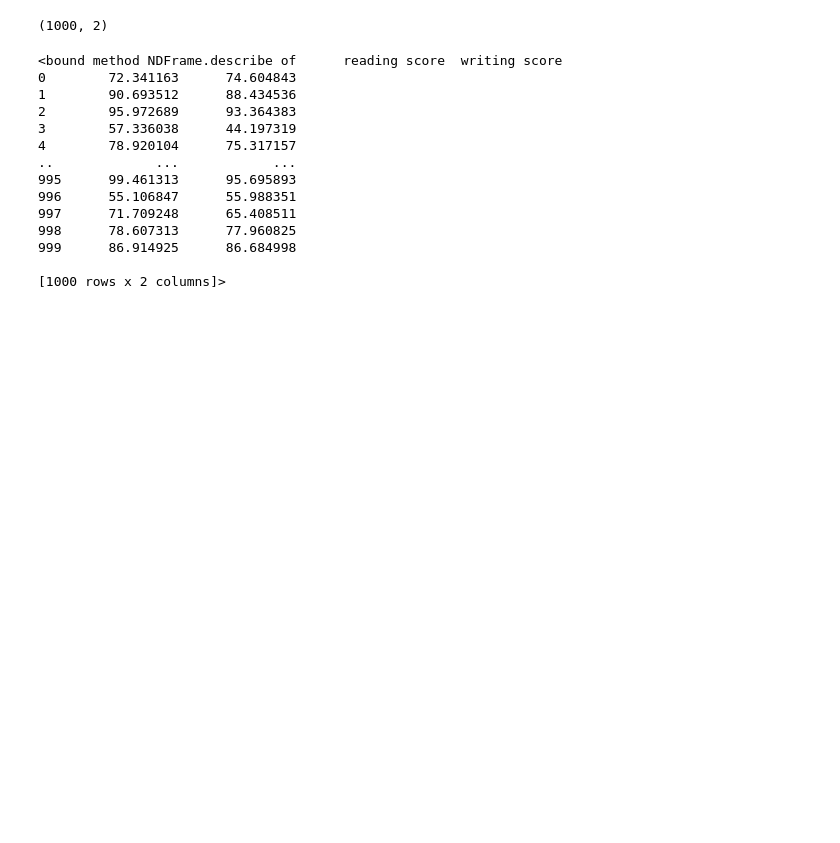
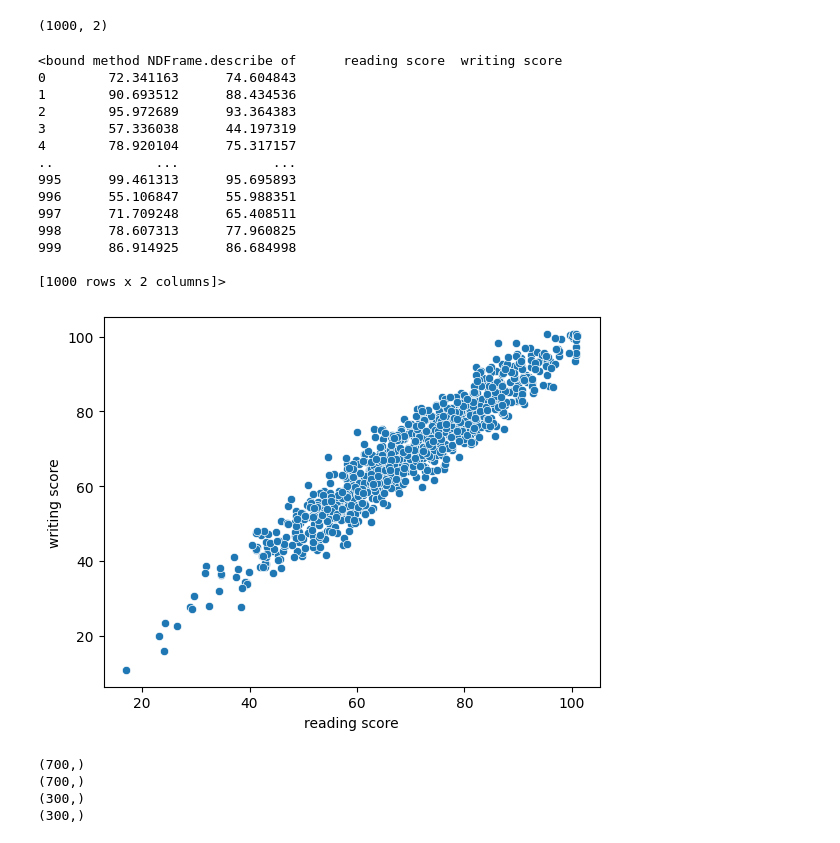
Before and after one commit to Srish09-S/ML, a Jupyter notebook: simple linear regression/1.ipynb, the cells around one changed output. Cells and saved outputs as stored; diff of their text form; code cells hidden in the pictures; blank space fills up the shorter version.

```diff
--- a/simple linear regression/1.ipynb
+++ b/simple linear regression/1.ipynb
@@ -73,3 +73,8 @@ new_df.describe
 999      86.914925      86.684998
 
 [1000 rows x 2 columns]>
+# %%
+sns.scatterplot(data=df,x='reading score',y='writing score')
+plt.show()
+# %% [output]
+[figure, added]
@@ -75,0 +90,10 @@ new_df.describe
+# %%
+print(X_train.shape)
+print(y_train.shape)
+print(X_test.shape)
+print(y_test.shape)
+# %% [output]
+(700,)
+(700,)
+(300,)
+(300,)
```
Also changed, not shown: parts of 2 cells of this notebook.
